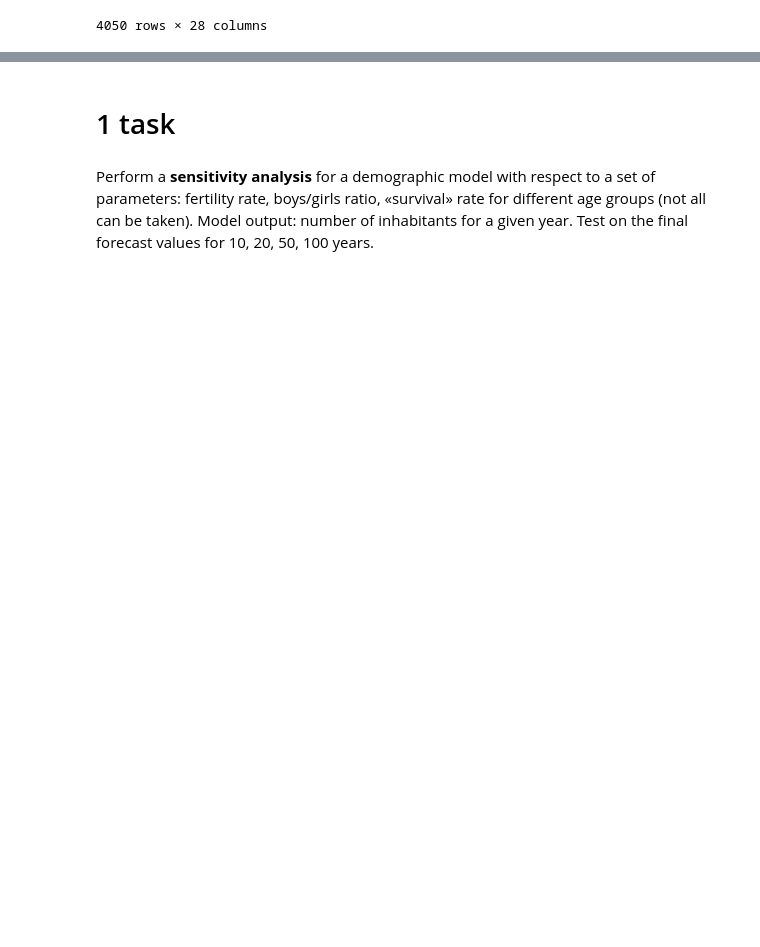
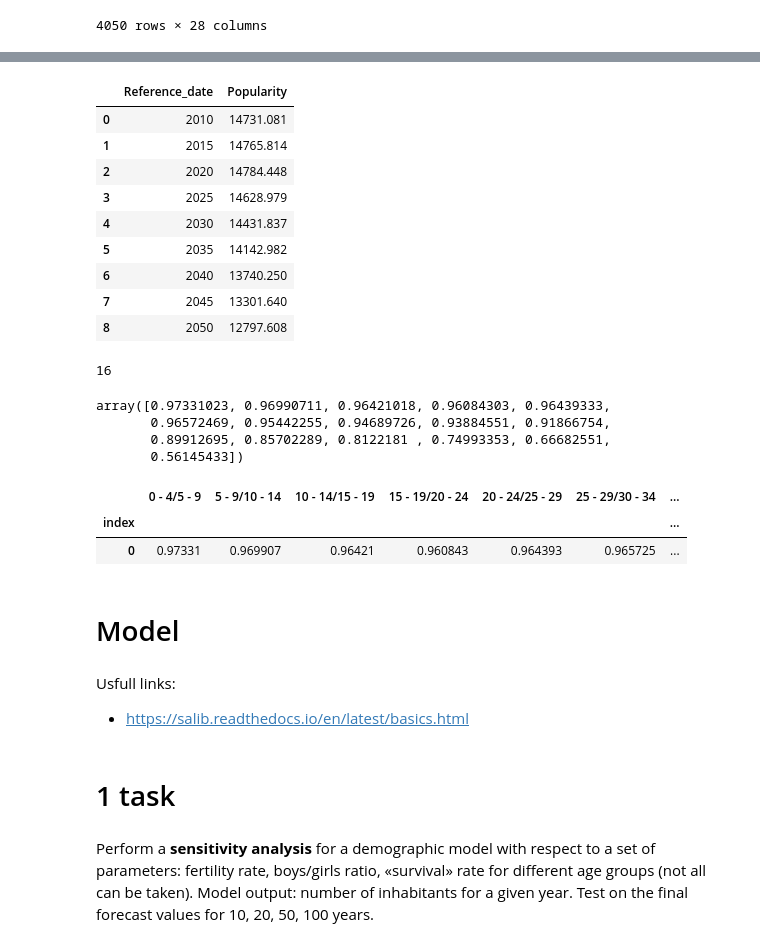
Before and after one commit to bogya345/DiscModel_labs, a Jupyter notebook: lab2.ipynb, the cells around one changed output, grey strips where cells are left out. Drawn from its saved outputs; the diff is of its cells as text; code cells hidden in the pictures; blank space fills up the shorter version.

```diff
--- a/lab2.ipynb
+++ b/lab2.ipynb
@@ -154,0 +166,36 @@ problem = {
+# %%
+dp = pd.DataFrame(db)
+dp['Popularity'] = dp[cols_period].sum(axis=1)
+dp = dp[['Reference_date', 'Popularity']]
+dp
+# %% [output]
+|  | Reference_date | Popularity |
+| 0 | 2010 | 14731.081 |
+| 1 | 2015 | 14765.814 |
+| 2 | 2020 | 14784.448 |
+| 3 | 2025 | 14628.979 |
+| 4 | 2030 | 14431.837 |
+| 5 | 2035 | 14142.982 |
+| 6 | 2040 | 13740.250 |
+| 7 | 2045 | 13301.640 |
+| 8 | 2050 | 12797.608 |
+# %%
+d_surv_rate_m = pd.read_csv('./storage/intermediante/surv_rate_m.csv', index_col='index')
+d_surv_rate_len = len(d_surv_rate_m.columns)
+print(d_surv_rate_len)
+d_surv_rate_m.values[0]
+# %% [output]
+16
+array([0.97331023, 0.96990711, 0.96421018, 0.96084303, 0.96439333,
+       0.96572469, 0.95442255, 0.94689726, 0.93884551, 0.91866754,
+       0.89912695, 0.85702289, 0.8122181 , 0.74993353, 0.66682551,
+       0.56145433])
+# %%
+d_surv_rate_f = pd.read_csv('./storage/intermediante/surv_rate_f.csv', index_col='index')
+d_surv_rate_f
+# %% [output]
+|  | 0 - 4/5 - 9 | 5 - 9/10 - 14 | 10 - 14/15 - 19 | 15 - 19/20 - 24 | 20 - 24/25 - 29 | 25 - 29/30 - 34 | ... |
+| index |  |  |  |  |  |  | ... |
+| 0 | 0.97331 | 0.969907 | 0.96421 | 0.960843 | 0.964393 | 0.965725 | ... |
+# %% [markdown]
+# Model
@@ -155,3 +261,6 @@ problem = {
+# %% [markdown]
+Usfull links:
+- https://salib.readthedocs.io/en/latest/basics.html
 # %% [markdown]
 # 1 task
 # %% [markdown]
```
Also changed, not shown: parts of 13 cells of this notebook.
